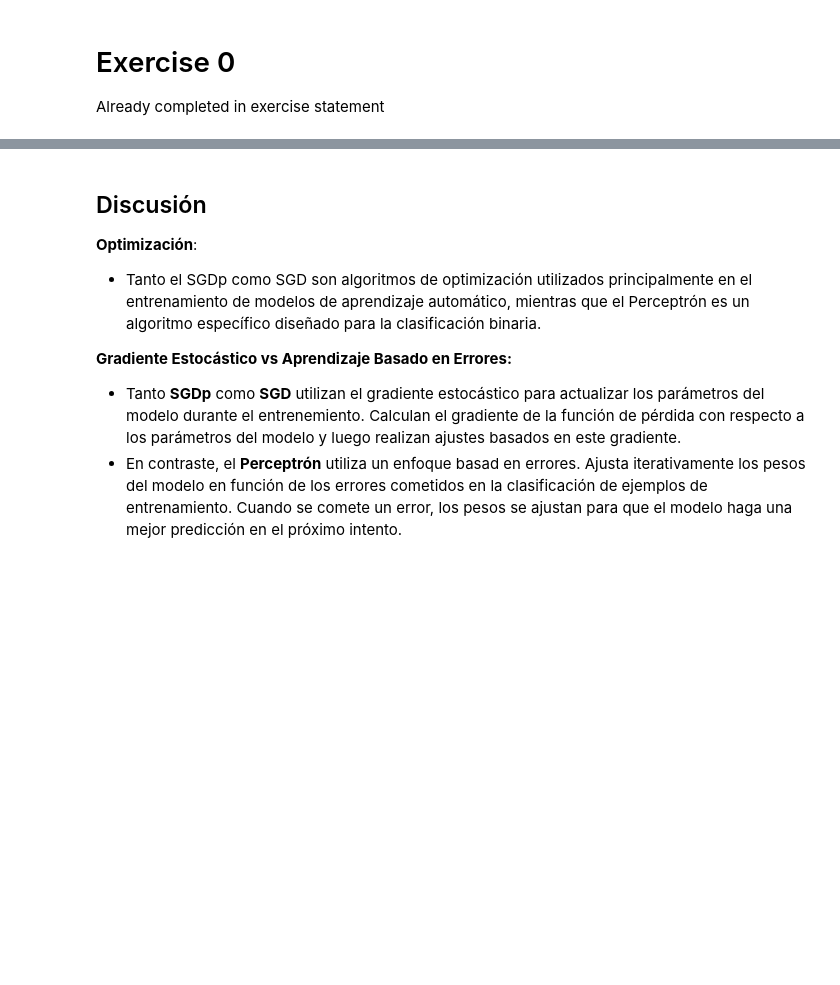
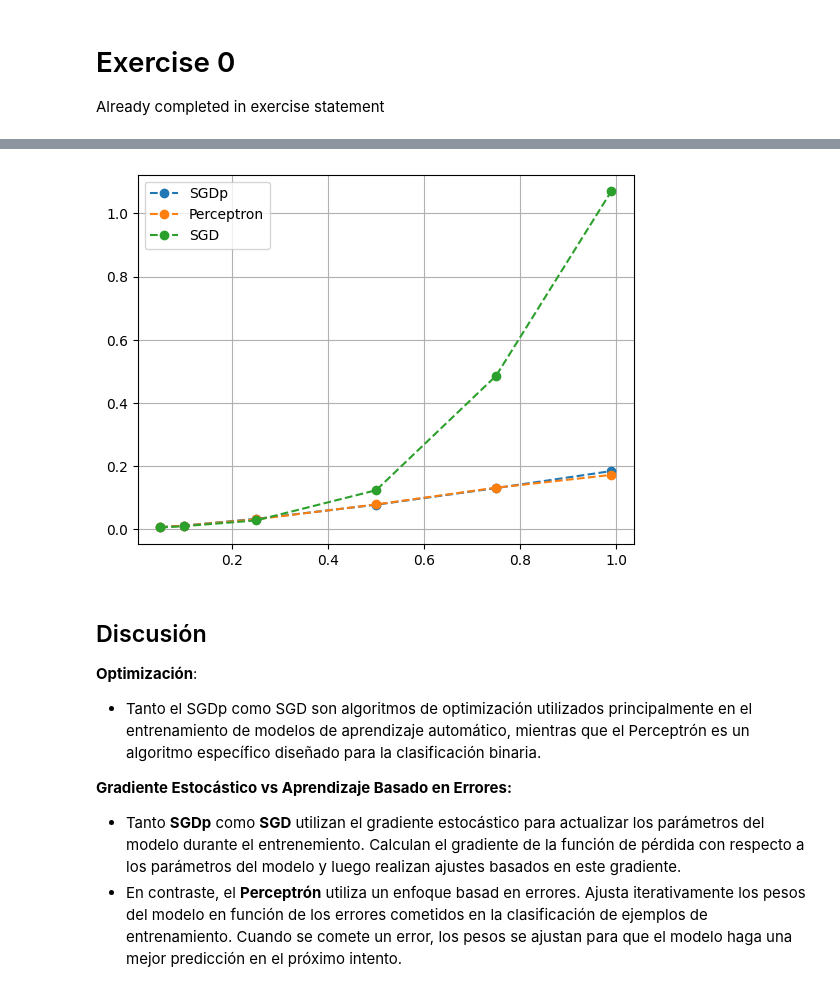
Before and after one commit to Alejandro-GDLF/DMandML, a Jupyter notebook: Pr2/Answer.ipynb, the cells around one changed output, grey strips where cells are left out. Saved outputs shown, nothing was run; the diff lists cells and outputs as text; code cells hidden in the pictures; blank space fills up the shorter version.

```diff
--- a/Pr2/Answer.ipynb
+++ b/Pr2/Answer.ipynb
@@ -139,3 +143,14 @@ plt.show()
+# %%
+# plt.plot(xx, yyTs, '-o',lw=lws ,label=name+' (test)')
+# plt.plot(xx, yyTr, '--o',lw=lws, label=name+' (train)')
+plt.plot(xx, yyTime[0], '--o', label='SGDp')
+plt.plot(xx, yyTime[1], '--o', label='Perceptron')
+plt.plot(xx, yyTime[2], '--o', label='SGD')
+plt.legend(loc="upper left")
+plt.grid(True)
+plt.show()
+# %% [output]
+[figure, added]
 # %% [markdown]
 ## Discusión
 **Optimización**:
```
Also changed, not shown: parts of 6 cells of this notebook.
